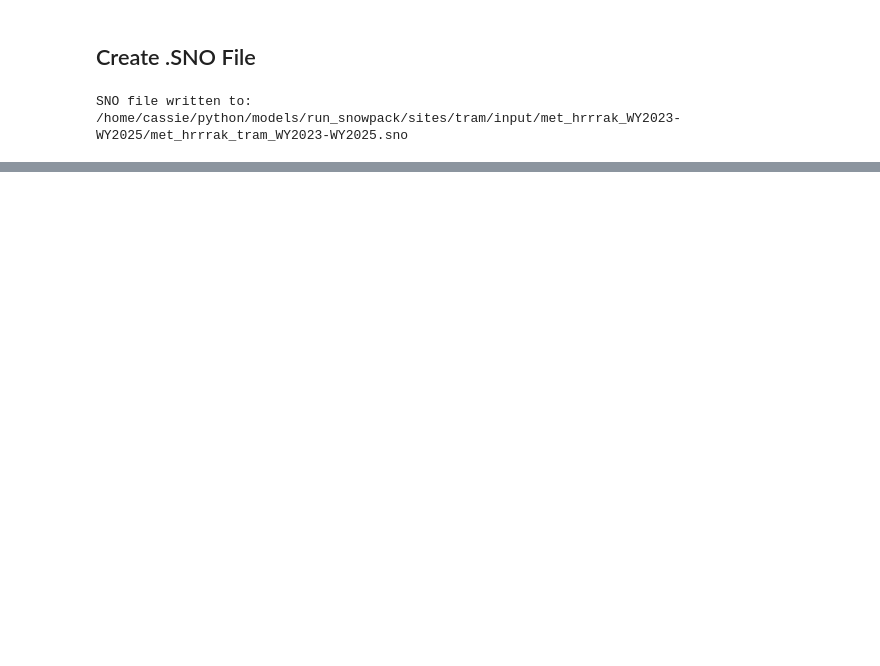
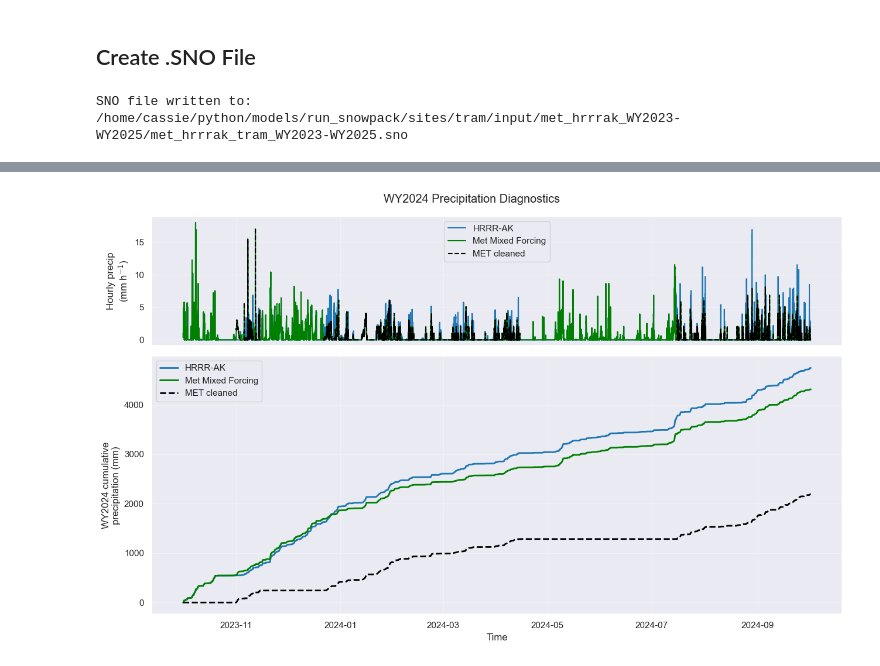
Before and after one commit to cassielumbrazo/snow_model_forcing, a Jupyter notebook: sites/tram/2_create_snowpack_smet_forcing_met_hrrrak_tram_WY2023-WY2025.ipynb, the cells around one changed output, grey strips where cells are left out. Drawn from its saved outputs; the diff is of its cells as text; code cells hidden in the pictures; blank space fills up the shorter version.

```diff
--- a/sites/tram/2_create_snowpack_smet_forcing_met_hrrrak_tram_WY2023-WY2025.ipynb
+++ b/sites/tram/2_create_snowpack_smet_forcing_met_hrrrak_tram_WY2023-WY2025.ipynb
@@ -1028,0 +888,99 @@ plt.show()
+# %%
+# ============================================================
+# PRECIPITATION DIAGNOSTIC PLOT — WY2024
+# ============================================================
+
+import matplotlib.pyplot as plt
+import xarray as xr
+
+wy_start = "2023-10-01"
+wy_end   = "2024-10-01"
+
+# Slice WY2024
+met_wy = ds_met.sel(time=slice(wy_start, wy_end))
+hrrr_wy = ds_hrrrak.sel(time=slice(wy_start, wy_end))
+filled_wy = ds_filled.sel(time=slice(wy_start, wy_end))
+
+# Water-year cumulative precipitation
+met_cum = met_wy["precip_accum_1hr"].fillna(0).cumsum(dim="time")
+hrrr_cum = hrrr_wy["precip_accum_1hr"].fillna(0).cumsum(dim="time")
+filled_cum = filled_wy["PSUM"].fillna(0).cumsum(dim="time")
+
+# Plot
+fig, axes = plt.subplots(
+    2, 1,
+    figsize=(13, 8),
+    sharex=True,
+    gridspec_kw={"height_ratios": [1, 2]}
+)
+
+# ------------------------------------------------------------
+# Hourly precipitation
+# ------------------------------------------------------------
+
+axes[0].plot(
+    hrrr_wy.time,
+    hrrr_wy["precip_accum_1hr"],
+    label="HRRR-AK",
+    color='tab:blue',
+)
+
+axes[0].plot(
+    filled_wy.time,
+    filled_wy["PSUM"],
+    label="Met Mixed Forcing",
+    color='green',
+)
+
+axes[0].plot(
+    met_wy.time,
+    met_wy["precip_accum_1hr"],
+    label="MET cleaned",
+    color='black',
+    linestyle="--",
+)
+
+axes[0].set_ylabel("Hourly precip\n(mm h$^{-1}$)")
+axes[0].legend()
+axes[0].grid(alpha=0.3)
+
+# ------------------------------------------------------------
+# Cumulative precipitation
+# ------------------------------------------------------------
+
+axes[1].plot(
+    hrrr_wy.time,
+    hrrr_cum,
+    label="HRRR-AK",
+    linewidth=2,
+    color="tab:blue",
+)
+
+axes[1].plot(
+    filled_wy.time,
+    filled_cum,
+    label="Met Mixed Forcing",
+    linewidth=2,
+    color="green",
+)
+
+axes[1].plot(
+    met_wy.time,
+    met_cum,
+    label="MET cleaned",
+    linewidth=2,
+    color="black",
+    linestyle='--'
+)
+
+axes[1].set_ylabel("WY2024 cumulative\nprecipitation (mm)")
+axes[1].set_xlabel("Time")
+axes[1].legend()
+axes[1].grid(alpha=0.3)
+
+fig.suptitle("WY2024 Precipitation Diagnostics", y=0.98)
+
+plt.tight_layout()
+plt.show()
+# %% [output]
+[figure, added]
```
Also changed, not shown: parts of 10 cells of this notebook.
